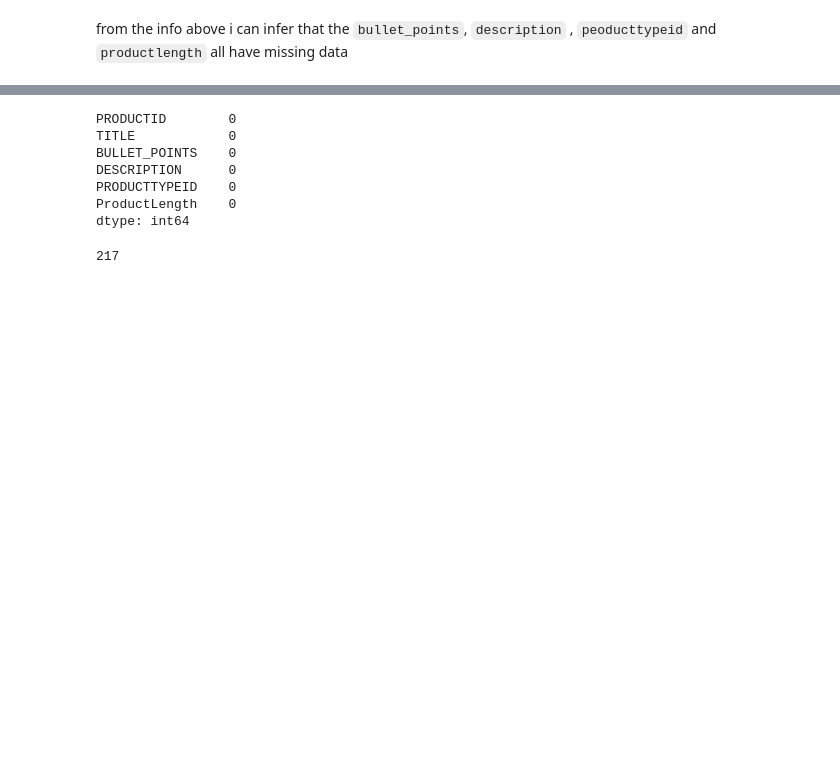
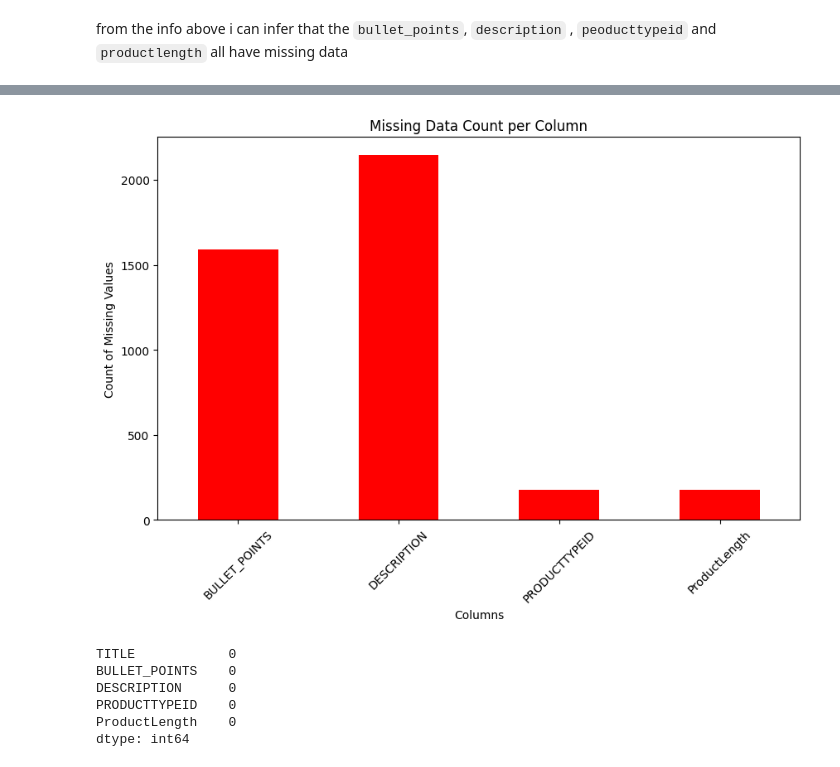
Before and after one commit to i-am-christy/HNG_task_1, a Jupyter notebook: task_1.ipynb, the cells around one changed output, grey strips where cells are left out. Cells and saved outputs as stored; diff of their text form; code cells hidden in the pictures; blank space fills up the shorter version.

```diff
--- a/task_1.ipynb
+++ b/task_1.ipynb
@@ -63,24 +66,34 @@ DESCRIPTION      2144
 PRODUCTTYPEID     178
 ProductLength     178
 dtype: int64
+# %%
+# Count missing values per column
+missing_values = data.isna().sum()
+
+# Filter out columns with no missing values
+missing_values = missing_values[missing_values > 0]
+
+# Plot the missing values as a bar chart
+plt.figure(figsize=(10, 6))
+missing_values.plot(kind='bar', color='red')
+plt.title("Missing Data Count per Column")
+plt.xlabel("Columns")
+plt.ylabel("Count of Missing Values")
+plt.xticks(rotation=45)
+plt.show()
+# %% [output]
+[figure, added]
 # %%
 #fill the categorical missing columns with "unknown"
-data["BULLET_POINTS"].fillna("Unknown", inplace=True)
-data["DESCRIPTION"].fillna("Unknown", inplace=True)
+data["BULLET_POINTS"].fillna("Not Available", inplace=True)
+data["DESCRIPTION"].fillna("Not Available", inplace=True)
 data["PRODUCTTYPEID"].fillna(data['PRODUCTTYPEID'].median(), inplace=True)
 data["ProductLength"].fillna(data['ProductLength'].mean(), inplace=True)
 data.isna().sum()
 # %% [output]
-PRODUCTID        0
 TITLE            0
 BULLET_POINTS    0
 DESCRIPTION      0
 PRODUCTTYPEID    0
 ProductLength    0
 dtype: int64
-# %%
-#check for duplicates
-print(data.duplicated().sum())
-data.drop_duplicates(inplace=True)
-# %% [output]
-217
```
Also changed, not shown: parts of 24 cells of this notebook, 11 other files.
